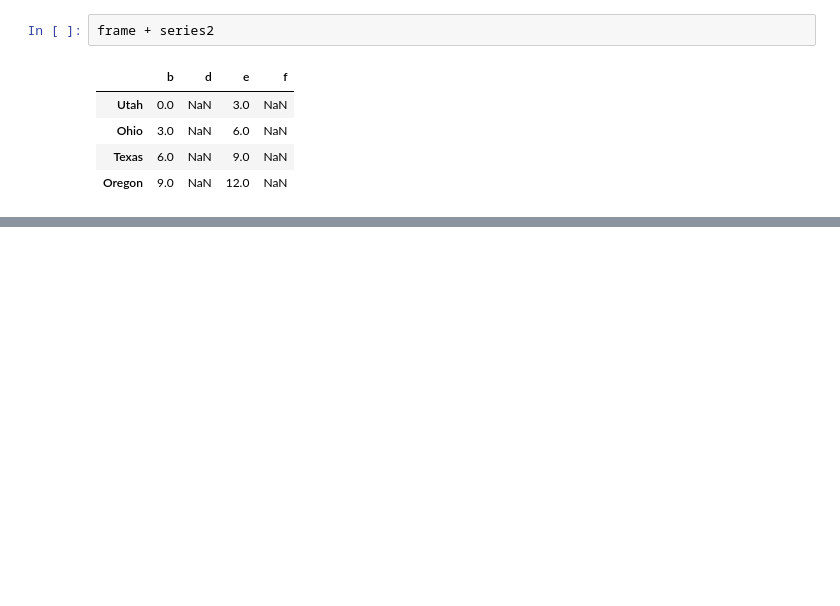
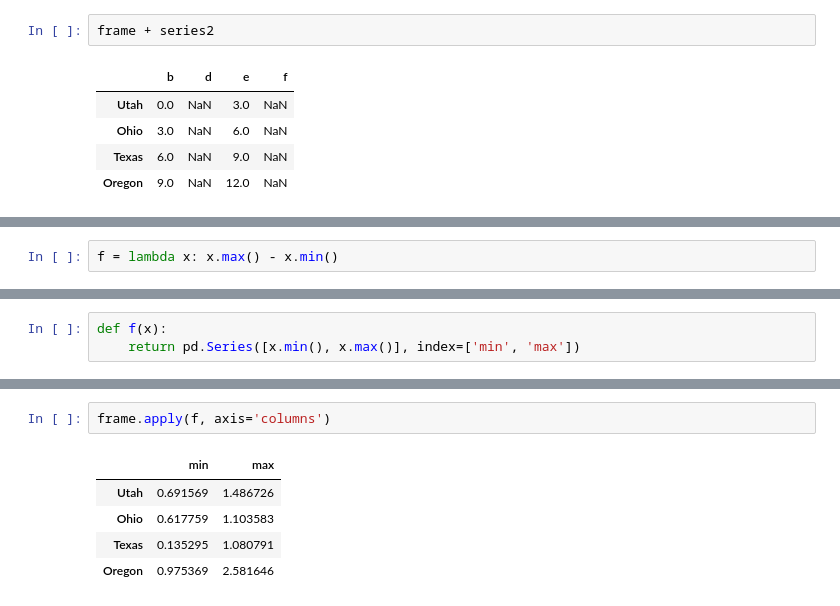
Before and after one commit to huzaifabaloch/Modules, a Jupyter notebook: Getting_Started_With_Pandas/Pandas Basics.ipynb, the cells around one changed output, grey strips where cells are left out. Saved outputs shown, nothing was run; the diff lists cells and outputs as text; blank space fills up the shorter version.

```diff
--- a/Getting_Started_With_Pandas/Pandas Basics.ipynb
+++ b/Getting_Started_With_Pandas/Pandas Basics.ipynb
@@ -1044,0 +1066,2 @@ frame + series2
+# %%
+f = lambda x: x.max() - x.min()
@@ -1044,0 +1085,3 @@ frame + series2
+# %%
+def f(x):
+    return pd.Series([x.min(), x.max()], index=['min', 'max'])
@@ -1044,0 +1094,8 @@ frame + series2
+# %%
+frame.apply(f, axis='columns')
+# %% [output]
+|  | min | max |
+| Utah | 0.691569 | 1.486726 |
+| Ohio | 0.617759 | 1.103583 |
+| Texas | 0.135295 | 1.080791 |
+| Oregon | 0.975369 | 2.581646 |
```
Also changed, not shown: parts of 13 cells of this notebook.
